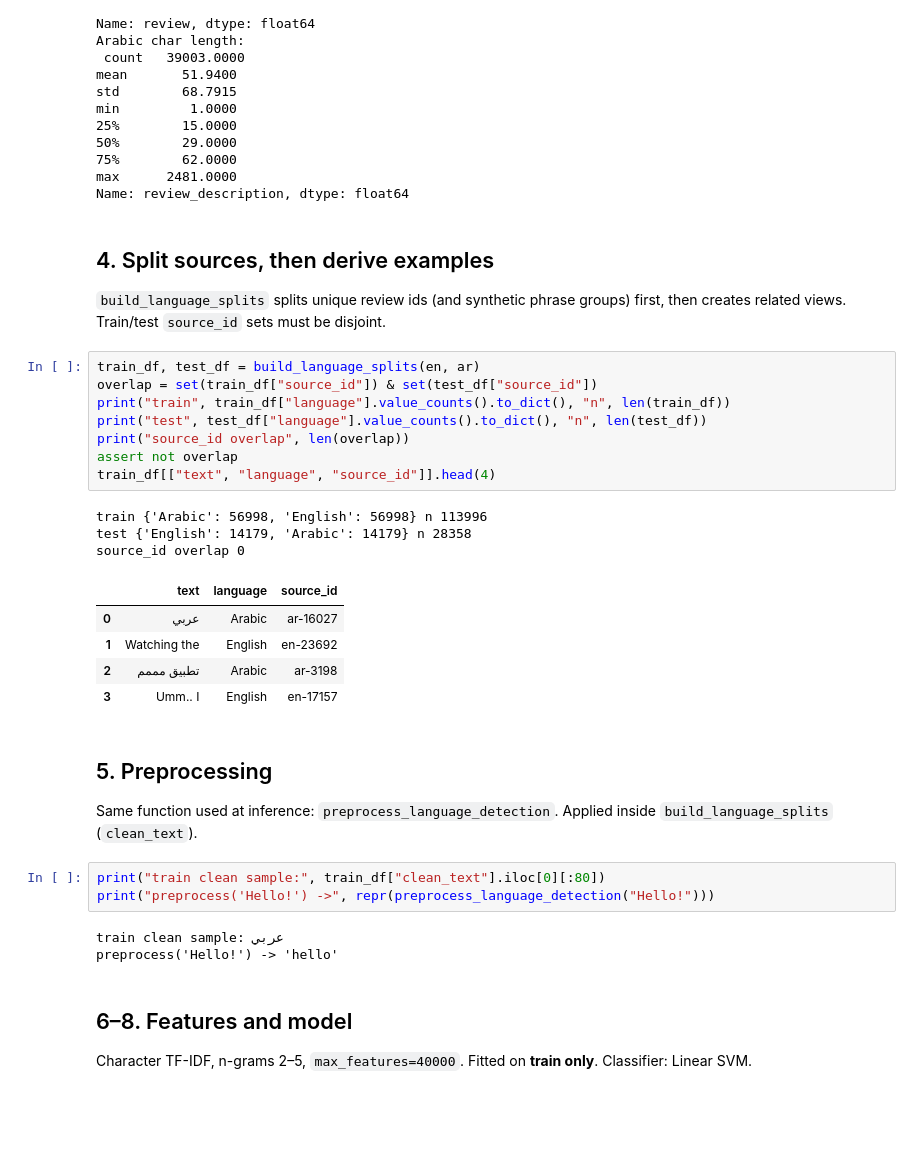
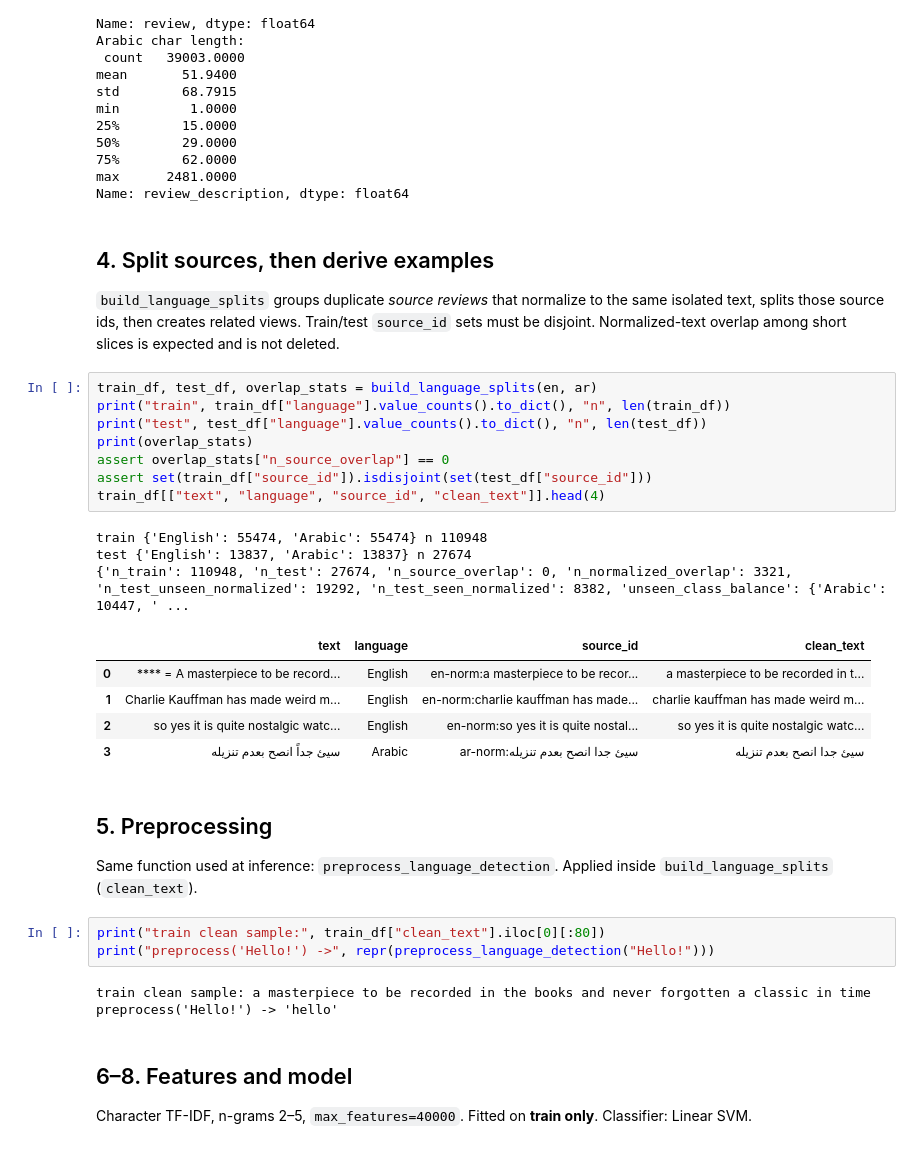
Before and after one commit to abdlrhmanv/IEEE-SSCS-AUSC-AI-Track, a Jupyter notebook: NLP/Week1/Project1/notebooks/Training_language_classifier.ipynb, the cells around one changed output. Saved outputs shown, nothing was run; the diff lists cells and outputs as text; blank space fills up the shorter version.

```diff
--- a/NLP/Week1/Project1/notebooks/Training_language_classifier.ipynb
+++ b/NLP/Week1/Project1/notebooks/Training_language_classifier.ipynb
@@ -78,24 +80,24 @@ Name: review_description, dtype: float64
 # %% [markdown]
 ## 4. Split sources, then derive examples
 
-`build_language_splits` splits unique review ids (and synthetic phrase groups) first, then creates related views. Train/test `source_id` sets must be disjoint.
+`build_language_splits` groups duplicate *source reviews* that normalize to the same isolated text, splits those source ids, then creates related views. Train/test `source_id` sets must be disjoint. Normalized-text overlap among short slices is expected and is not deleted.
 # %%
-train_df, test_df = build_language_splits(en, ar)
-overlap = set(train_df["source_id"]) & set(test_df["source_id"])
+train_df, test_df, overlap_stats = build_language_splits(en, ar)
 print("train", train_df["language"].value_counts().to_dict(), "n", len(train_df))
 print("test", test_df["language"].value_counts().to_dict(), "n", len(test_df))
-print("source_id overlap", len(overlap))
-assert not overlap
-train_df[["text", "language", "source_id"]].head(4)
+print(overlap_stats)
+assert overlap_stats["n_source_overlap"] == 0
+assert set(train_df["source_id"]).isdisjoint(set(test_df["source_id"]))
+train_df[["text", "language", "source_id", "clean_text"]].head(4)
 # %% [output]
-train {'Arabic': 56998, 'English': 56998} n 113996
-test {'English': 14179, 'Arabic': 14179} n 28358
-source_id overlap 0
+train {'English': 55474, 'Arabic': 55474} n 110948
+test {'English': 13837, 'Arabic': 13837} n 27674
+{'n_train': 110948, 'n_test': 27674, 'n_source_overlap': 0, 'n_normalized_overlap': 3321, 'n_test_unseen_normalized': 19292, 'n_test_seen_normalized': 8382, 'unseen_class_balance': {'Arabic': 10447, ' ...
-|  | text | language | source_id |
-| 0 | عربي | Arabic | ar-16027 |
-| 1 | Watching the | English | en-23692 |
-| 2 | تطبيق مممم | Arabic | ar-3198 |
-| 3 | Umm.. I | English | en-17157 |
+|  | text | language | source_id | clean_text |
+| 0 | **** = A masterpiece to be record... | English | en-norm:a masterpiece to be recor... | a masterpiece to be recorded in t... |
+| 1 | Charlie Kauffman has made weird m... | English | en-norm:charlie kauffman has made... | charlie kauffman has made weird m... |
+| 2 | so yes it is quite nostalgic watc... | English | en-norm:so yes it is quite nostal... | so yes it is quite nostalgic watc... |
+| 3 | سيئ جداً انصح بعدم تنزيله | Arabic | ar-norm:سيئ جدا انصح بعدم تنزيله | سيئ جدا انصح بعدم تنزيله |
 # %% [markdown]
 ## 5. Preprocessing
 
@@ -104,7 +106,7 @@ Same function used at inference: `preprocess_language_detection`. Applied inside
 print("train clean sample:", train_df["clean_text"].iloc[0][:80])
 print("preprocess('Hello!') ->", repr(preprocess_language_detection("Hello!")))
 # %% [output]
-train clean sample: عربي
+train clean sample: a masterpiece to be recorded in the books and never forgotten a classic in time
 preprocess('Hello!') -> 'hello'
 # %% [markdown]
 ## 6–8. Features and model
```
Also changed, not shown: parts of 6 cells of this notebook, 21 other files.
